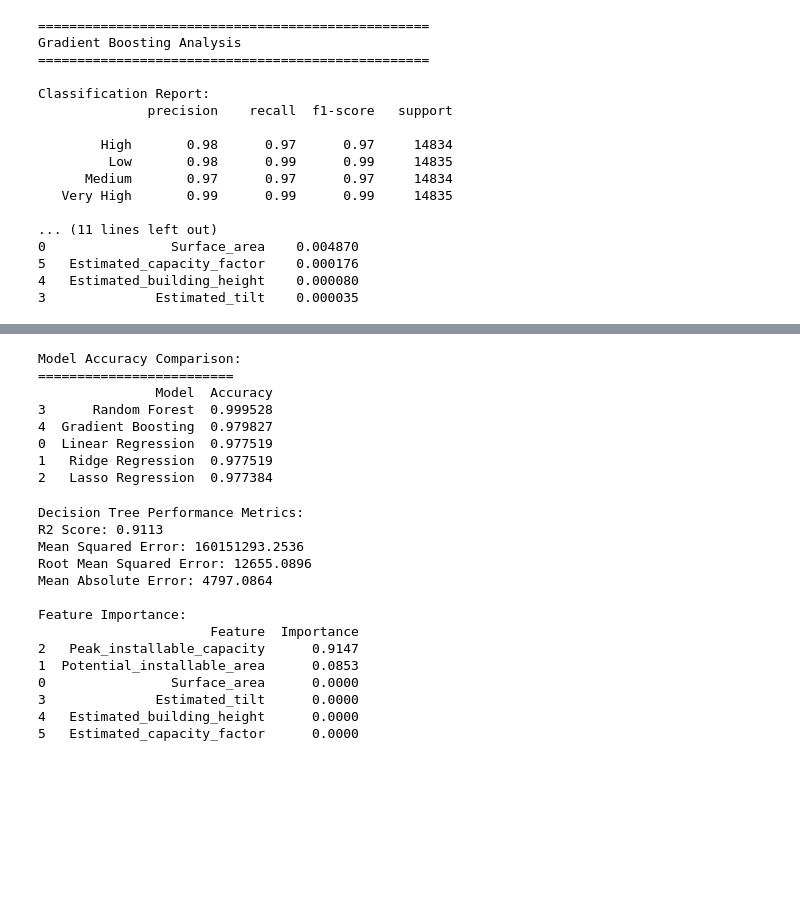
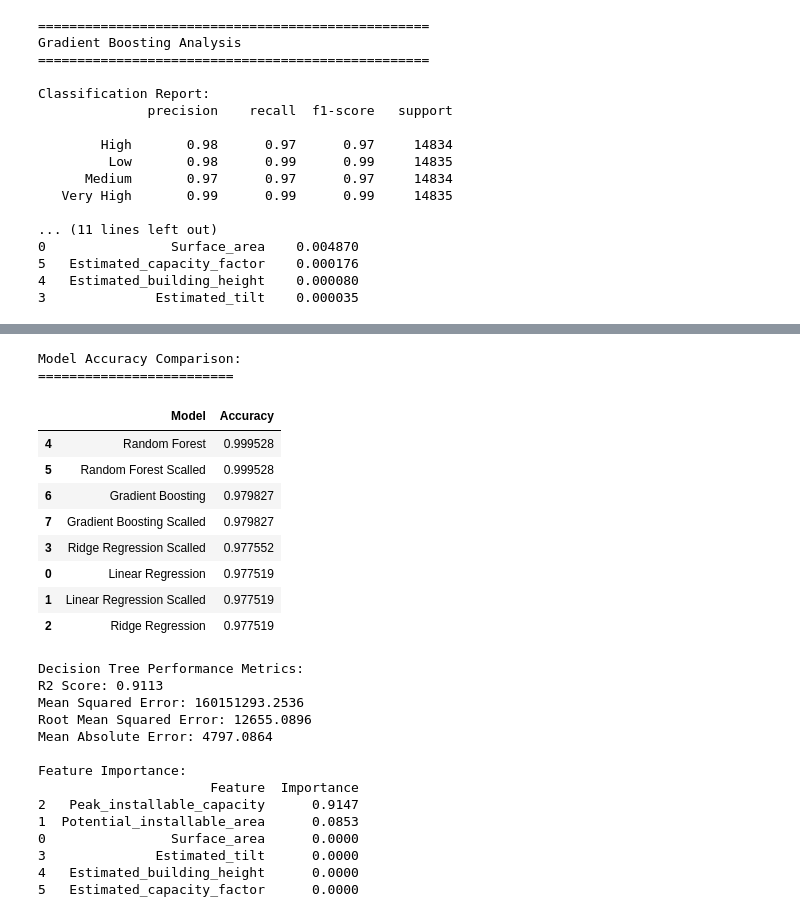
Before and after one commit to UsmanBinHamid/Energy_potential_per_yearDSFA24, a Jupyter notebook: Energy_potential_per_year.ipynb, the cells around one changed output, grey strips where cells are left out. Cells and saved outputs as stored; diff of their text form; code cells hidden in the pictures; blank space fills up the shorter version.

```diff
--- a/Energy_potential_per_year.ipynb
+++ b/Energy_potential_per_year.ipynb
@@ -566,3 +498,5 @@ weighted avg       0.98      0.98      0.98     59338
 
 
 Accuracy Score: 0.9775
+# %%
+results['Linear Regression Scalled'] = analyze_linear_regression(X_train_scaled, X_test_scaled, y_train, y_test)
@@ -587,3 +540,5 @@ weighted avg       0.98      0.98      0.98     59338
 
 
 Accuracy Score: 0.9775
+# %%
+results['Ridge Regression Scalled'] = analyze_ridge_regression(X_train_scaled, X_test_scaled, y_train, y_test)
@@ -607,3 +581,5 @@ Classification Report:
 4   Estimated_building_height    0.001623
 5   Estimated_capacity_factor    0.000188
 3              Estimated_tilt    0.000104
+# %%
+results['Random Forest Scalled'] = analyze_random_forest(X_train_scaled, X_test_scaled, y_train, y_test, features)
@@ -627,3 +621,5 @@ Classification Report:
 5   Estimated_capacity_factor    0.000176
 4   Estimated_building_height    0.000080
 3              Estimated_tilt    0.000035
+# %%
+results['Gradient Boosting Scalled'] = analyze_gradient_boosting(X_train_scaled, X_test_scaled, y_train, y_test, features)
@@ -630,22 +644,25 @@ Classification Report:
 # %%
 
 accuracies = pd.DataFrame({
      'Model': results.keys(),
      'Accuracy': [result[2] for result in results.values()]
  }).sort_values('Accuracy', ascending=False)
 
 print("\nModel Accuracy Comparison:")
 print("=========================")
-print(accuracies)
+display(accuracies)
 # %% [output]
 Model Accuracy Comparison:
 =========================
-               Model  Accuracy
-3      Random Forest  0.999528
-4  Gradient Boosting  0.979827
-0  Linear Regression  0.977519
-1   Ridge Regression  0.977519
-2   Lasso Regression  0.977384
+|  | Model | Accuracy |
+| 4 | Random Forest | 0.999528 |
+| 5 | Random Forest Scalled | 0.999528 |
+| 6 | Gradient Boosting | 0.979827 |
+| 7 | Gradient Boosting Scalled | 0.979827 |
+| 3 | Ridge Regression Scalled | 0.977552 |
+| 0 | Linear Regression | 0.977519 |
+| 1 | Linear Regression Scalled | 0.977519 |
+| 2 | Ridge Regression | 0.977519 |
 # %%
 
 
```
Also changed, not shown: parts of 11 cells of this notebook.
